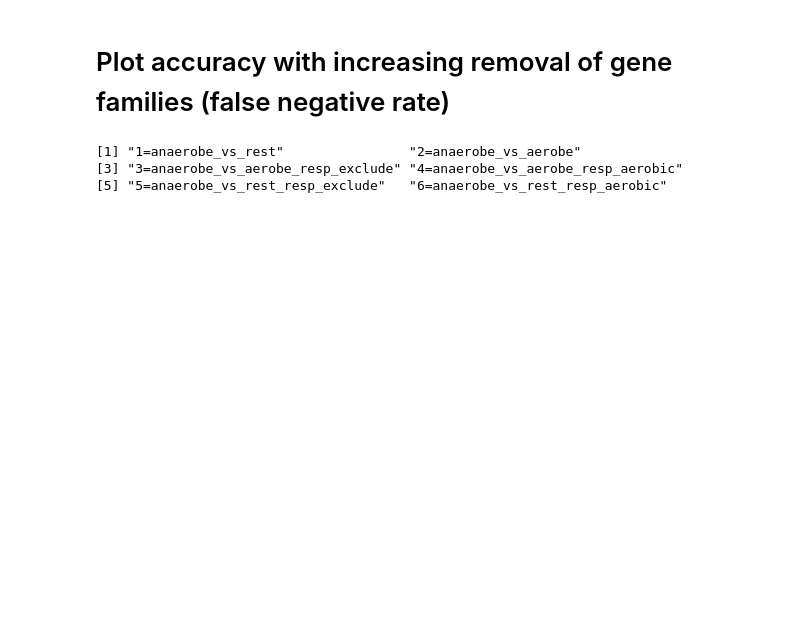
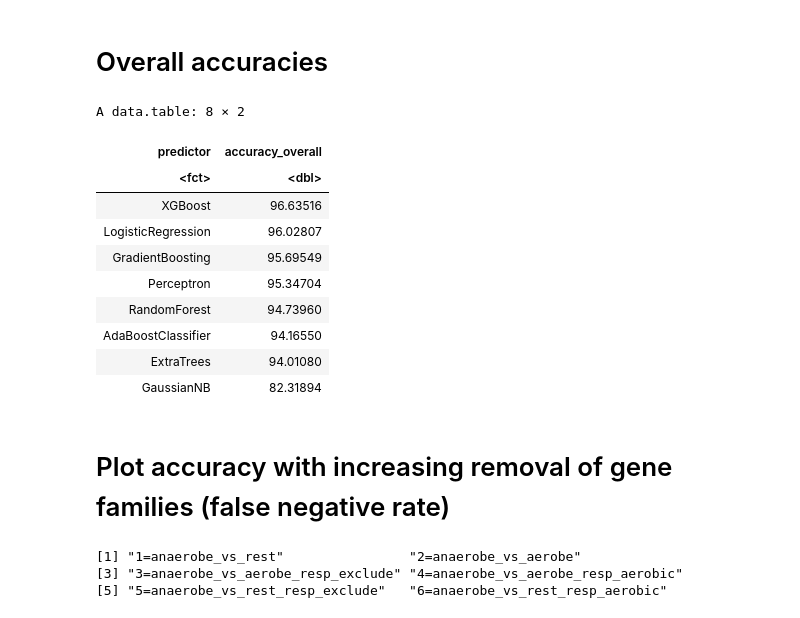
Before and after one commit to wwood/bacterial_dating_aerobic_predictor, a Jupyter notebook: 12_inspect_cross_validation.ipynb, the cells around one changed output. Cells and saved outputs as stored; diff of their text form; code cells hidden in the pictures; blank space fills up the shorter version.

```diff
--- a/12_inspect_cross_validation.ipynb
+++ b/12_inspect_cross_validation.ipynb
@@ -97,3 +98,20 @@ A data.table: 3 × 9
+# %% [markdown]
+# Overall accuracies
+# %%
+overall_accuracies = accuracies[, .(accuracy_overall=mean(accuracy)*100), by=list(predictor)][order(-accuracy_overall)]
+overall_accuracies
+# %% [output]
+A data.table: 8 × 2
+| predictor | accuracy_overall |
+| <fct> | <dbl> |
+| XGBoost | 96.63516 |
+| LogisticRegression | 96.02807 |
+| GradientBoosting | 95.69549 |
+| Perceptron | 95.34704 |
+| RandomForest | 94.73960 |
+| AdaBoostClassifier | 94.16550 |
+| ExtraTrees | 94.01080 |
+| GaussianNB | 82.31894 |
 # %% [markdown]
 # Plot accuracy with increasing removal of gene families (false negative rate)
 # %%
```
Also changed, not shown: parts of 9 cells of this notebook, 6 other files.
